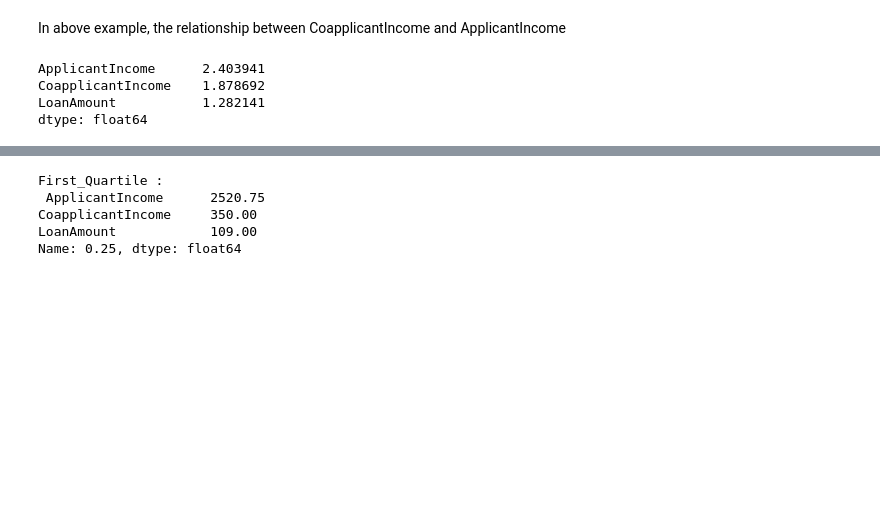
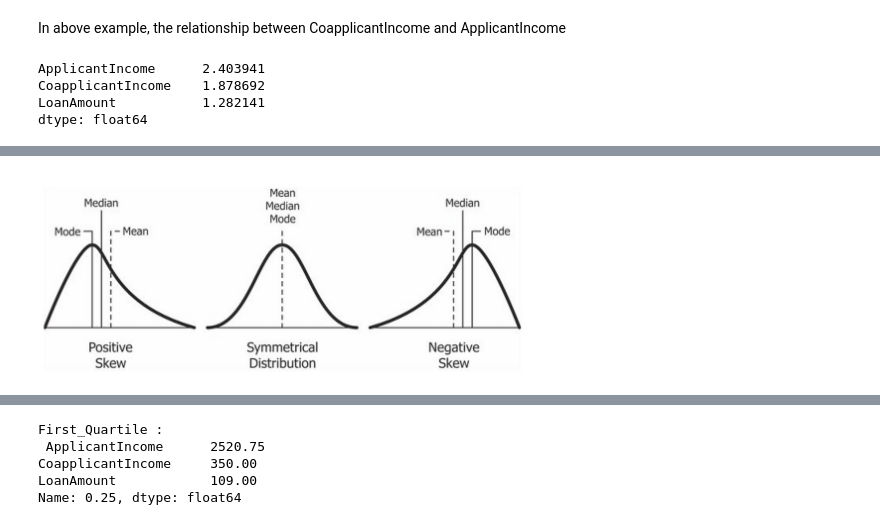
Before and after one commit to engage-deepakagarwal/machine-learning-lab, a Jupyter notebook: 1_analyze_dataset.ipynb, the cells around one changed output, grey strips where cells are left out. Cells and saved outputs as stored; diff of their text form; code cells hidden in the pictures; blank space fills up the shorter version.

```diff
--- a/1_analyze_dataset.ipynb
+++ b/1_analyze_dataset.ipynb
@@ -118,3 +163,9 @@ dtype: float64
+# %%
+from IPython.display import Image, display
+
+display(Image('images/skewness.png'))
+# %% [output]
+[figure, added]
 # %% [markdown]
 ![](/images/skewness.png)
 # %%
```
Also changed, not shown: parts of 16 cells of this notebook, 3 other files.
